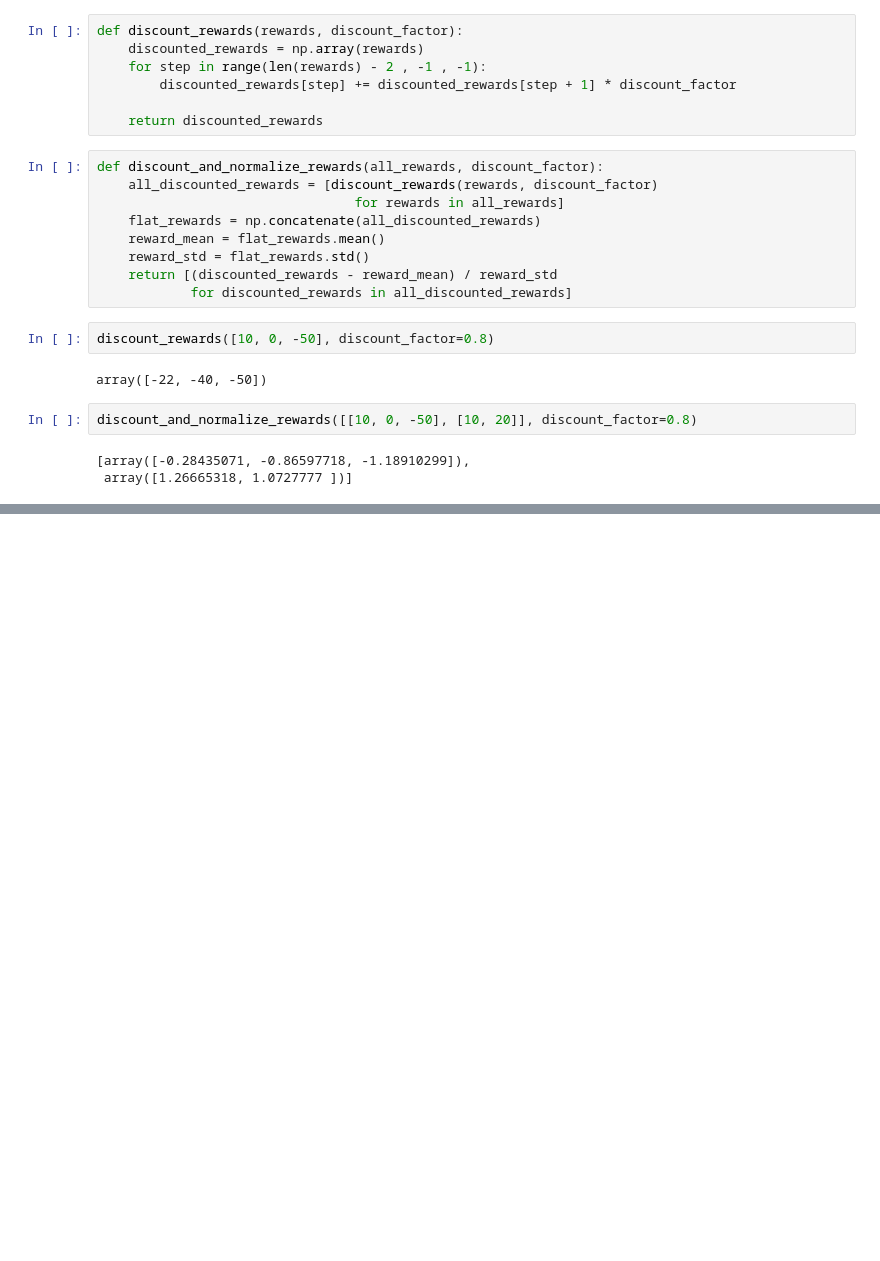
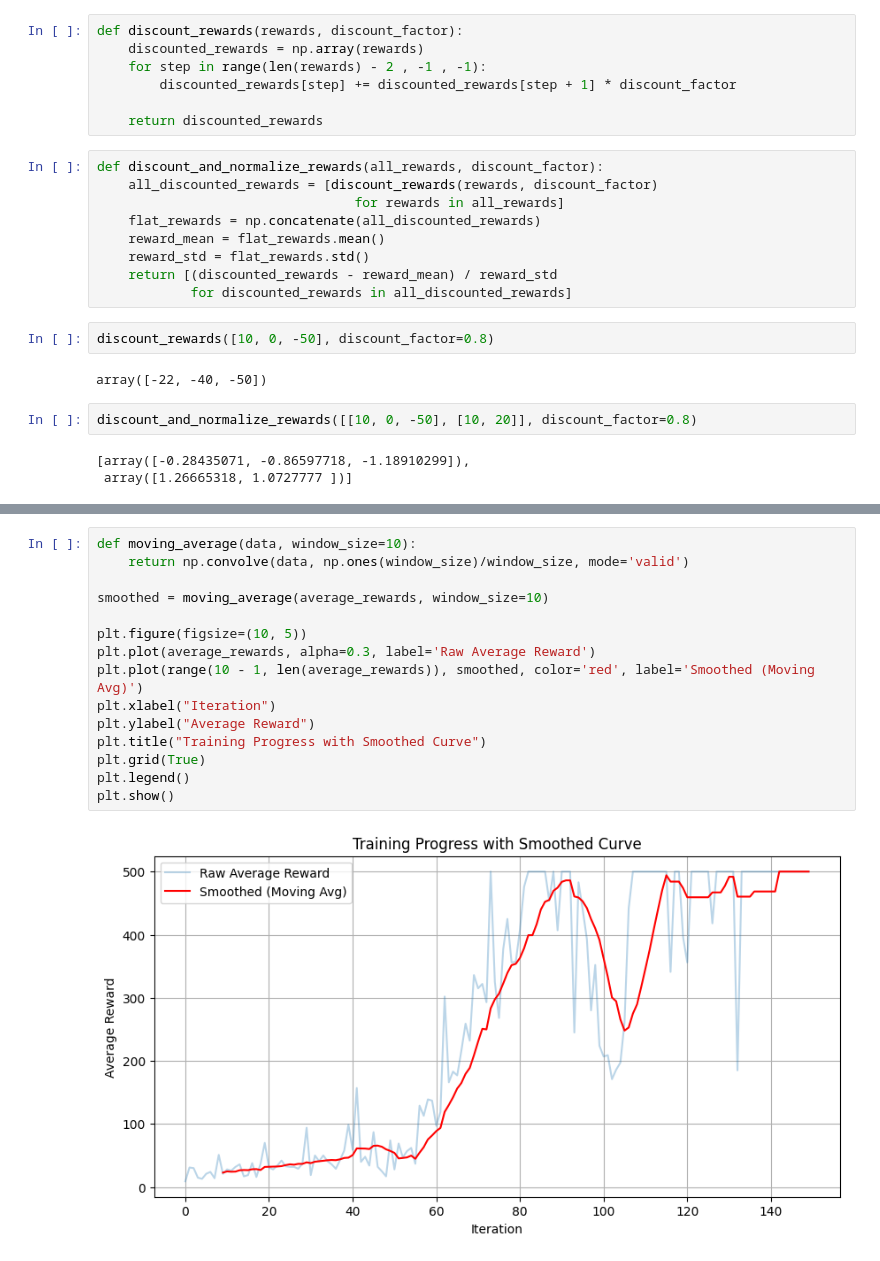
Before and after one commit to AbdulHafez-Alkrudi/Reinforcement-Learning-Projects, a Jupyter notebook: CartPole-PolicyGradient/notebook.ipynb, the cells around one changed output, grey strips where cells are left out. Cells and saved outputs as stored; diff of their text form; blank space fills up the shorter version.

```diff
--- a/CartPole-PolicyGradient/notebook.ipynb
+++ b/CartPole-PolicyGradient/notebook.ipynb
@@ -181,0 +198,17 @@ ValueError: Invalid filepath extension for saving. Please add either a `.keras`
+# %%
+def moving_average(data, window_size=10):
+    return np.convolve(data, np.ones(window_size)/window_size, mode='valid')
+
+smoothed = moving_average(average_rewards, window_size=10)
+
+plt.figure(figsize=(10, 5))
+plt.plot(average_rewards, alpha=0.3, label='Raw Average Reward')
+plt.plot(range(10 - 1, len(average_rewards)), smoothed, color='red', label='Smoothed (Moving Avg)')
+plt.xlabel("Iteration")
+plt.ylabel("Average Reward")
+plt.title("Training Progress with Smoothed Curve")
+plt.grid(True)
+plt.legend()
+plt.show()
+# %% [output]
+[figure, added]
```
Also changed, not shown: parts of 10 cells of this notebook, 2 other files.
